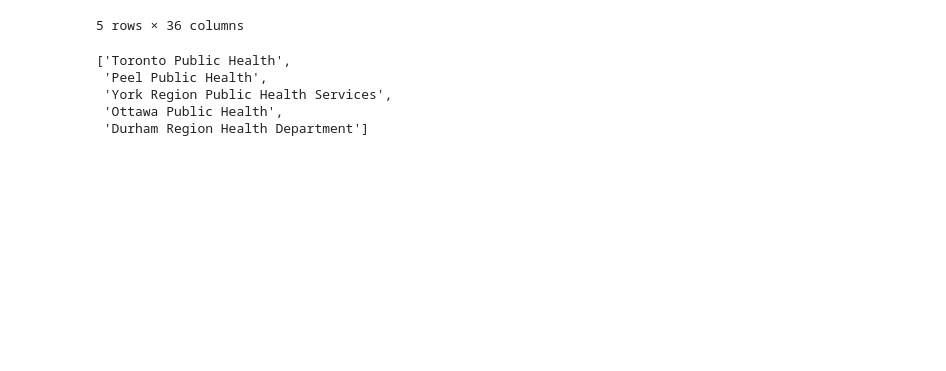
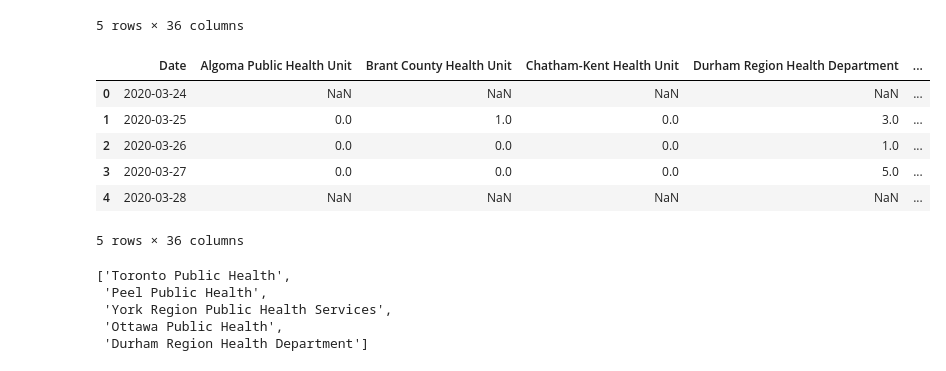
Before and after one commit to vipervit/covid_ont, a Jupyter notebook: byunit.ipynb, the cells around one changed output. Cells and saved outputs as stored; diff of their text form; code cells hidden in the pictures; blank space fills up the shorter version.

```diff
--- a/byunit.ipynb
+++ b/byunit.ipynb
@@ -21,6 +21,17 @@ df.head()
 | 3 | 2020-03-27 | 0.0 | 0.0 | 0.0 | 5.0 | ... |
 | 4 | 2020-03-28 | NaN | NaN | NaN | NaN | ... |
 5 rows × 36 columns
+# %%
+df['Date']=pd.to_datetime(df['Date'])
+df.head()
+# %% [output]
+|  | Date | Algoma Public Health Unit | Brant County Health Unit | Chatham-Kent Health Unit | Durham Region Health Department | ... |
+| 0 | 2020-03-24 | NaN | NaN | NaN | NaN | ... |
+| 1 | 2020-03-25 | 0.0 | 1.0 | 0.0 | 3.0 | ... |
+| 2 | 2020-03-26 | 0.0 | 0.0 | 0.0 | 1.0 | ... |
+| 3 | 2020-03-27 | 0.0 | 0.0 | 0.0 | 5.0 | ... |
+| 4 | 2020-03-28 | NaN | NaN | NaN | NaN | ... |
+5 rows × 36 columns
 # %%
 df.columns=df.columns.str.replace('_', ' ')
 # %%
```
Also changed, not shown: parts of 3 cells of this notebook, 1 other file.
